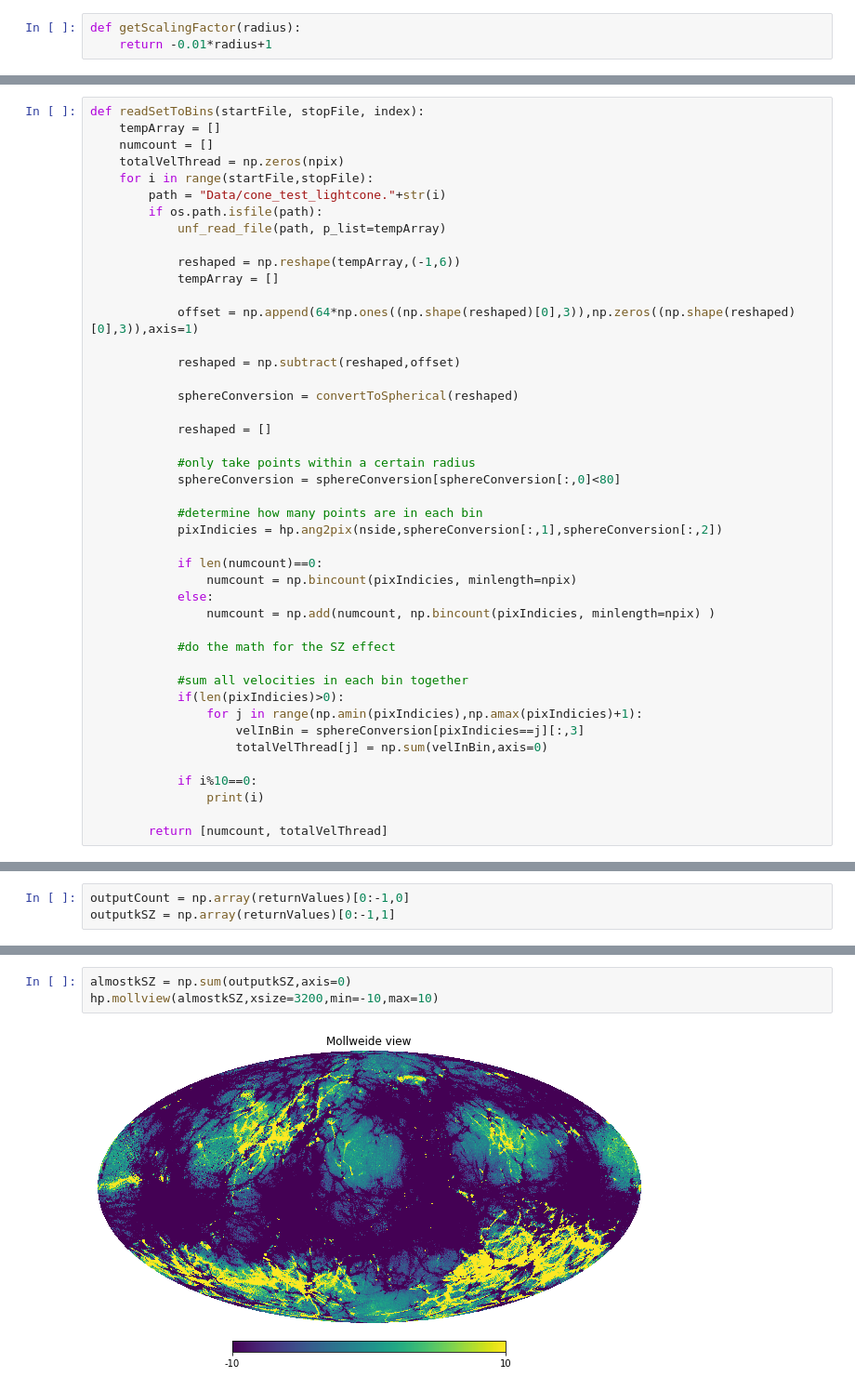
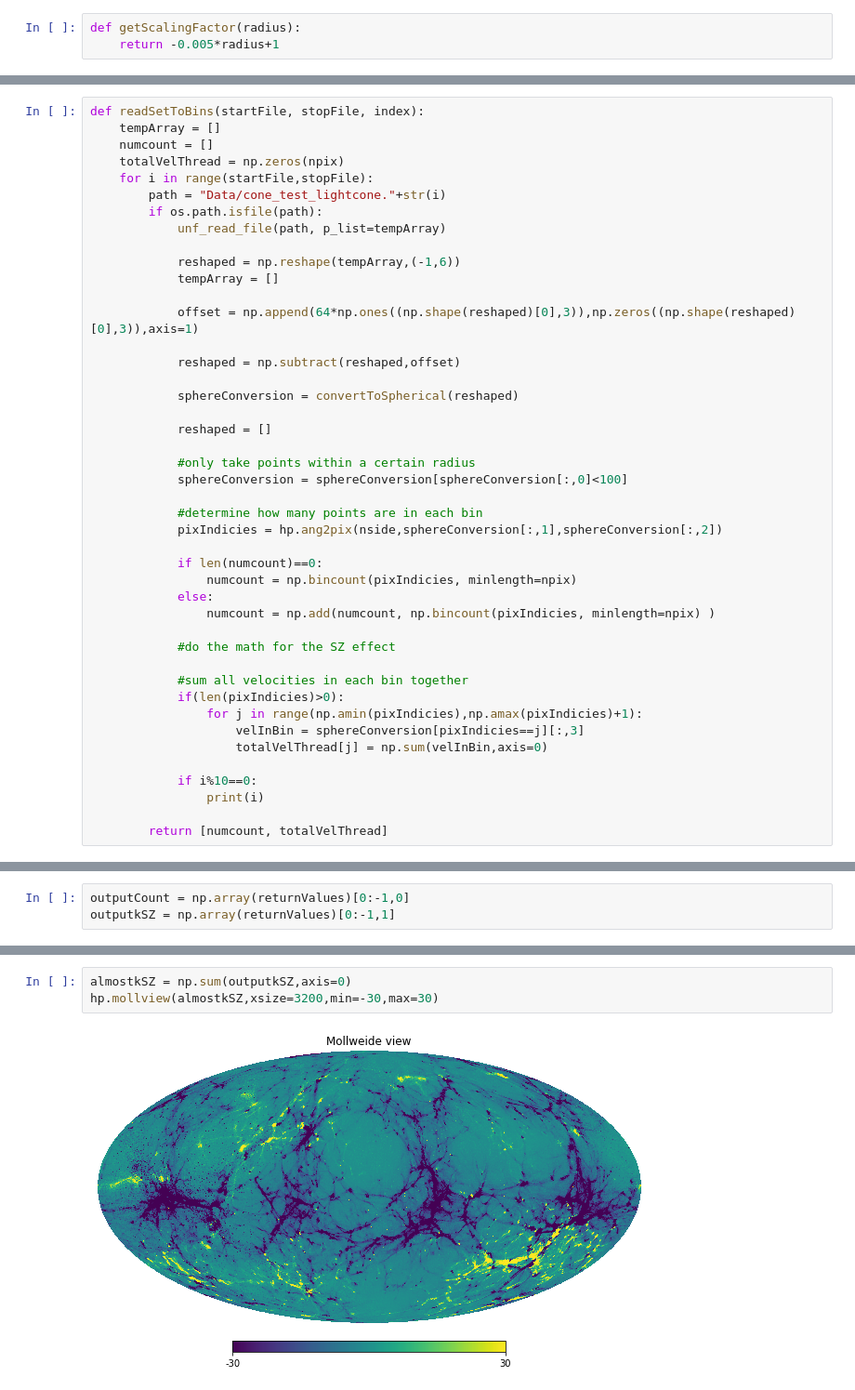
Before and after one commit to wurdahl/kSZfromPC, a Jupyter notebook: Processing-Joblib.ipynb, the cells around one changed output, grey strips where cells are left out. Shown at 93% size. Drawn from its saved outputs; the diff is of its cells as text.

Commit message:
larger radius processing

```diff
--- a/Processing-Joblib.ipynb
+++ b/Processing-Joblib.ipynb
@@ -26,7 +26,7 @@ def getScalingFactorSquared(radius):
     return np.power(a,2)
 # %%
 def getScalingFactor(radius):
-    return -0.01*radius+1
+    return -0.005*radius+1
 # %%
 def convertToSpherical(xyz):
     #variables
@@ -103,7 +103,7 @@ def readSetToBins(startFile, stopFile, index):
             reshaped = []
 
             #only take points within a certain radius
-            sphereConversion = sphereConversion[sphereConversion[:,0]<80]
+            sphereConversion = sphereConversion[sphereConversion[:,0]<100]
 
             #determine how many points are in each bin
             pixIndicies = hp.ang2pix(nside,sphereConversion[:,1],sphereConversion[:,2])
@@ -151,8 +151,8 @@ hp.mollview(overdensity,xsize=3200,max=5)
 # %%
 almostkSZ = np.sum(outputkSZ,axis=0)
-hp.mollview(almostkSZ,xsize=3200,min=-10,max=10)
+hp.mollview(almostkSZ,xsize=3200,min=-30,max=30)
 # %% [output]
-[figure, old version]
+[figure, new version]
 # %%
 plt.hist(almostkSZ,bins=np.linspace(-30,30));
 # %% [output]
```
Also changed, not shown: parts of 5 cells of this notebook.
